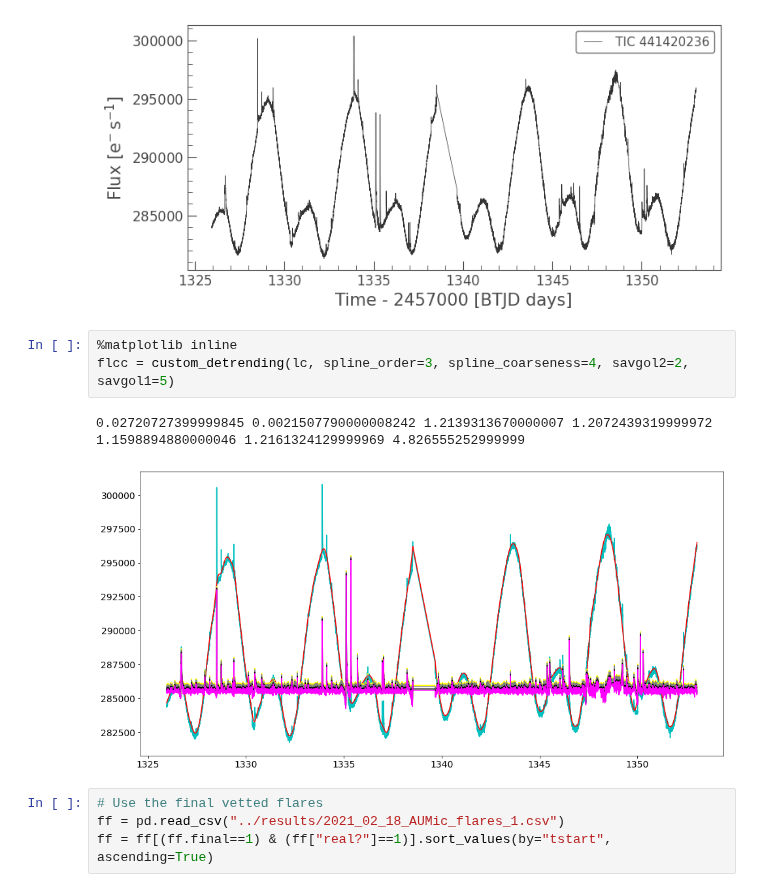
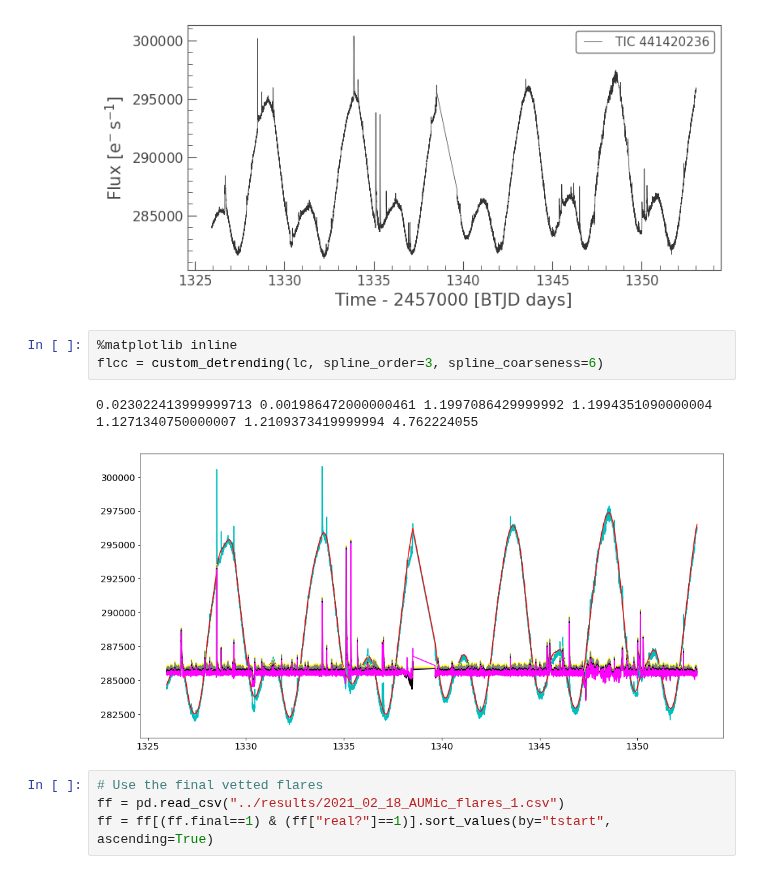
Before and after one commit to ekaterinailin/flaring-spi, a Jupyter notebook: notebooks/AU_Mic_illustrate_flares.ipynb, the cells around one changed output. Saved outputs shown, nothing was run; the diff lists cells and outputs as text.

```diff
--- a/notebooks/AU_Mic_illustrate_flares.ipynb
+++ b/notebooks/AU_Mic_illustrate_flares.ipynb
@@ -20,10 +20,10 @@ lc.plot()
 [figure]
 # %%
 %matplotlib inline
-flcc = custom_detrending(lc, spline_order=3, spline_coarseness=4, savgol2=2, savgol1=5)
+flcc = custom_detrending(lc, spline_order=3, spline_coarseness=6)
 # %% [output]
-0.02720727399999845 0.0021507790000008242 1.2139313670000007 1.2072439319999972 1.1598894880000046 1.2161324129999969 4.826555252999999
+0.023022413999999713 0.001986472000000461 1.1997086429999992 1.1994351090000004 1.1271340750000007 1.2109373419999994 4.762224055
-[figure, old version]
+[figure, new version]
 # %%
 # Use the final vetted flares
 ff = pd.read_csv("../results/2021_02_18_AUMic_flares_1.csv")
```
Also changed, not shown: parts of 1 cell of this notebook, 5 other files.
